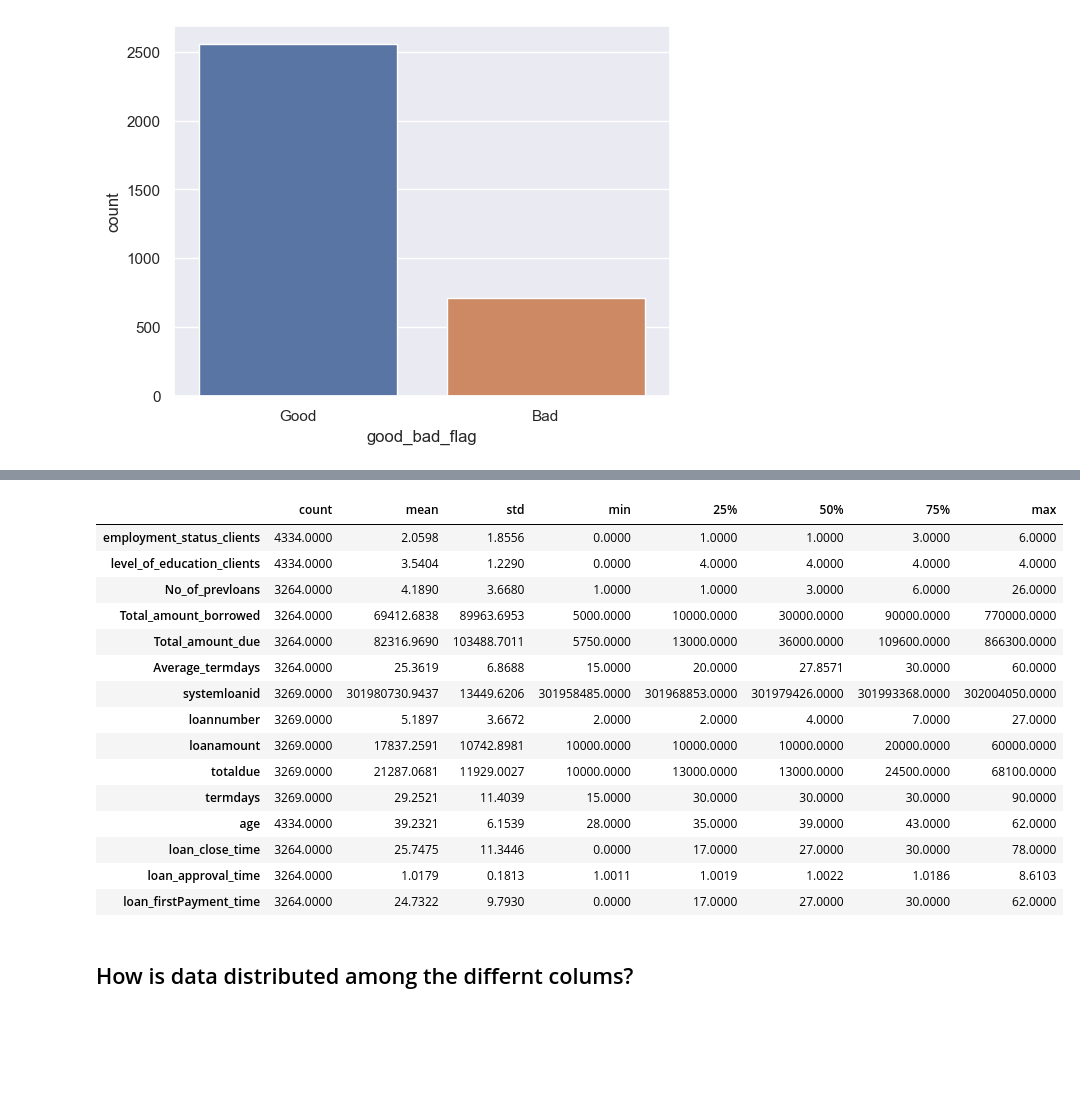
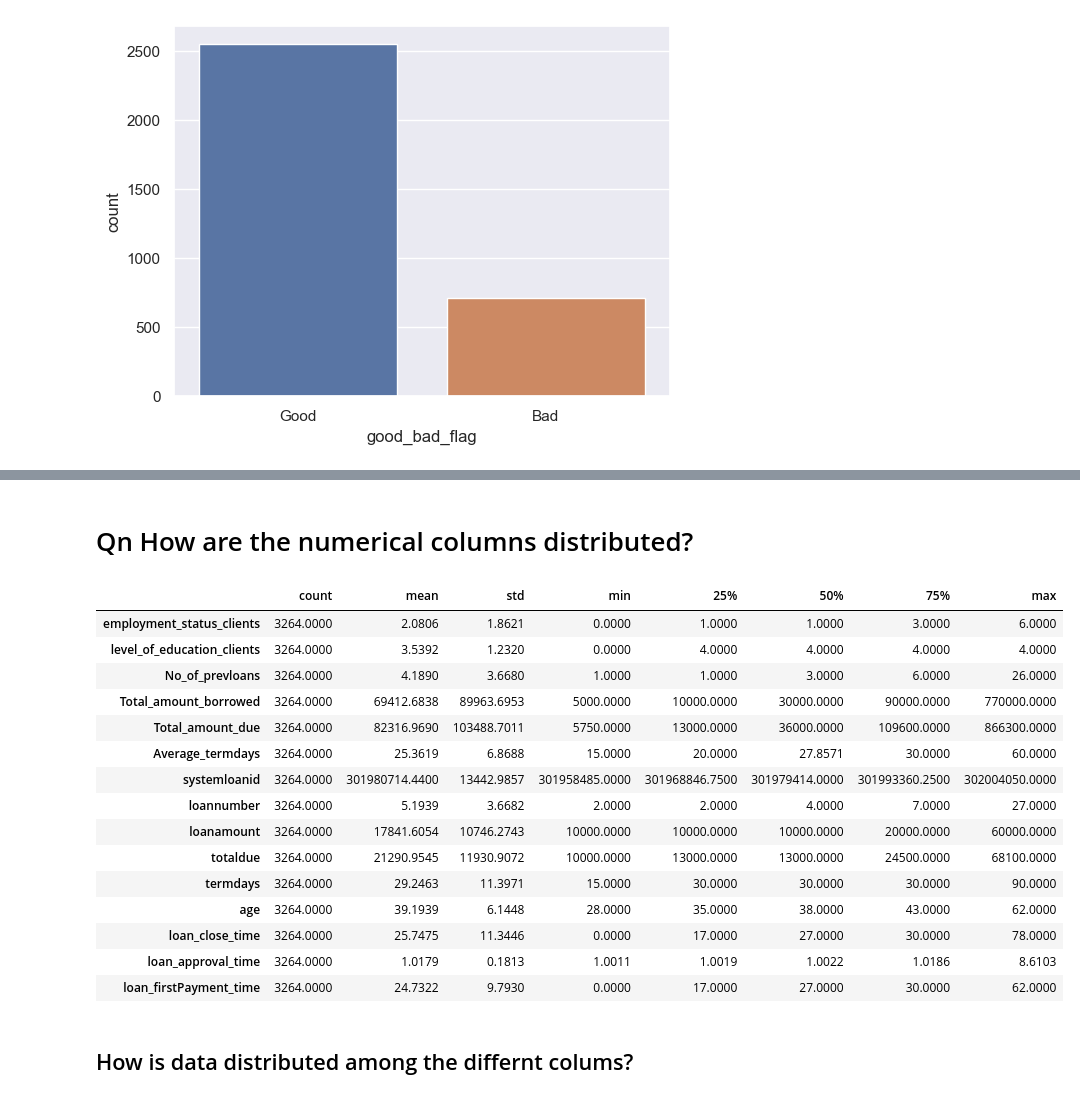
Before and after one commit to Group-10-Refactory-Capstone/Group10RefactoryCapstone, a Jupyter notebook: Explanatory Data analysis simon.ipynb, the cells around one changed output, grey strips where cells are left out. Cells and saved outputs as stored; diff of their text form; code cells hidden in the pictures; blank space fills up the shorter version.

```diff
--- a/Explanatory Data analysis simon.ipynb
+++ b/Explanatory Data analysis simon.ipynb
@@ -52,0 +71,5 @@ Index(['customerid', 'bank_name_clients', 'employment_status_clients',
+# %%
+# Removing Customers who have not taken loans
+bool_series = pd.notnull(data["No_of_prevloans"])
+filtered_data = data[bool_series]
+filtered_data.head()
@@ -71,19 +132,21 @@ data.groupby('good_bad_flag').agg({'customerid':'nunique'})
+# %% [markdown]
+# Qn How are the numerical columns distributed?
 # %%
-data.describe().T
+filtered_data.describe().T
 # %% [output]
 |  | count | mean | std | min | 25% | 50% | 75% | max |
-| employment_status_clients | 4334.0000 | 2.0598 | 1.8556 | 0.0000 | 1.0000 | 1.0000 | 3.0000 | 6.0000 |
-| level_of_education_clients | 4334.0000 | 3.5404 | 1.2290 | 0.0000 | 4.0000 | 4.0000 | 4.0000 | 4.0000 |
+| employment_status_clients | 3264.0000 | 2.0806 | 1.8621 | 0.0000 | 1.0000 | 1.0000 | 3.0000 | 6.0000 |
+| level_of_education_clients | 3264.0000 | 3.5392 | 1.2320 | 0.0000 | 4.0000 | 4.0000 | 4.0000 | 4.0000 |
 | No_of_prevloans | 3264.0000 | 4.1890 | 3.6680 | 1.0000 | 1.0000 | 3.0000 | 6.0000 | 26.0000 |
 | Total_amount_borrowed | 3264.0000 | 69412.6838 | 89963.6953 | 5000.0000 | 10000.0000 | 30000.0000 | 90000.0000 | 770000.0000 |
 | Total_amount_due | 3264.0000 | 82316.9690 | 103488.7011 | 5750.0000 | 13000.0000 | 36000.0000 | 109600.0000 | 866300.0000 |
 | Average_termdays | 3264.0000 | 25.3619 | 6.8688 | 15.0000 | 20.0000 | 27.8571 | 30.0000 | 60.0000 |
-| systemloanid | 3269.0000 | 301980730.9437 | 13449.6206 | 301958485.0000 | 301968853.0000 | 301979426.0000 | 301993368.0000 | 302004050.0000 |
-| loannumber | 3269.0000 | 5.1897 | 3.6672 | 2.0000 | 2.0000 | 4.0000 | 7.0000 | 27.0000 |
-| loanamount | 3269.0000 | 17837.2591 | 10742.8981 | 10000.0000 | 10000.0000 | 10000.0000 | 20000.0000 | 60000.0000 |
-| totaldue | 3269.0000 | 21287.0681 | 11929.0027 | 10000.0000 | 13000.0000 | 13000.0000 | 24500.0000 | 68100.0000 |
-| termdays | 3269.0000 | 29.2521 | 11.4039 | 15.0000 | 30.0000 | 30.0000 | 30.0000 | 90.0000 |
-| age | 4334.0000 | 39.2321 | 6.1539 | 28.0000 | 35.0000 | 39.0000 | 43.0000 | 62.0000 |
+| systemloanid | 3264.0000 | 301980714.4400 | 13442.9857 | 301958485.0000 | 301968846.7500 | 301979414.0000 | 301993360.2500 | 302004050.0000 |
+| loannumber | 3264.0000 | 5.1939 | 3.6682 | 2.0000 | 2.0000 | 4.0000 | 7.0000 | 27.0000 |
+| loanamount | 3264.0000 | 17841.6054 | 10746.2743 | 10000.0000 | 10000.0000 | 10000.0000 | 20000.0000 | 60000.0000 |
+| totaldue | 3264.0000 | 21290.9545 | 11930.9072 | 10000.0000 | 13000.0000 | 13000.0000 | 24500.0000 | 68100.0000 |
+| termdays | 3264.0000 | 29.2463 | 11.3971 | 15.0000 | 30.0000 | 30.0000 | 30.0000 | 90.0000 |
+| age | 3264.0000 | 39.1939 | 6.1448 | 28.0000 | 35.0000 | 38.0000 | 43.0000 | 62.0000 |
 | loan_close_time | 3264.0000 | 25.7475 | 11.3446 | 0.0000 | 17.0000 | 27.0000 | 30.0000 | 78.0000 |
 | loan_approval_time | 3264.0000 | 1.0179 | 0.1813 | 1.0011 | 1.0019 | 1.0022 | 1.0186 | 8.6103 |
 | loan_firstPayment_time | 3264.0000 | 24.7322 | 9.7930 | 0.0000 | 17.0000 | 27.0000 | 30.0000 | 62.0000 |
```
Also changed, not shown: parts of 19 cells of this notebook.
